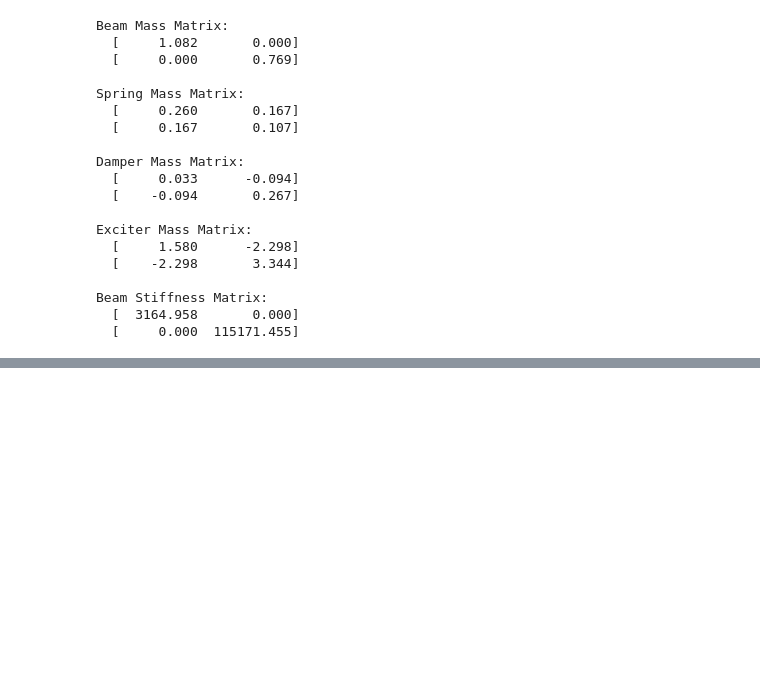
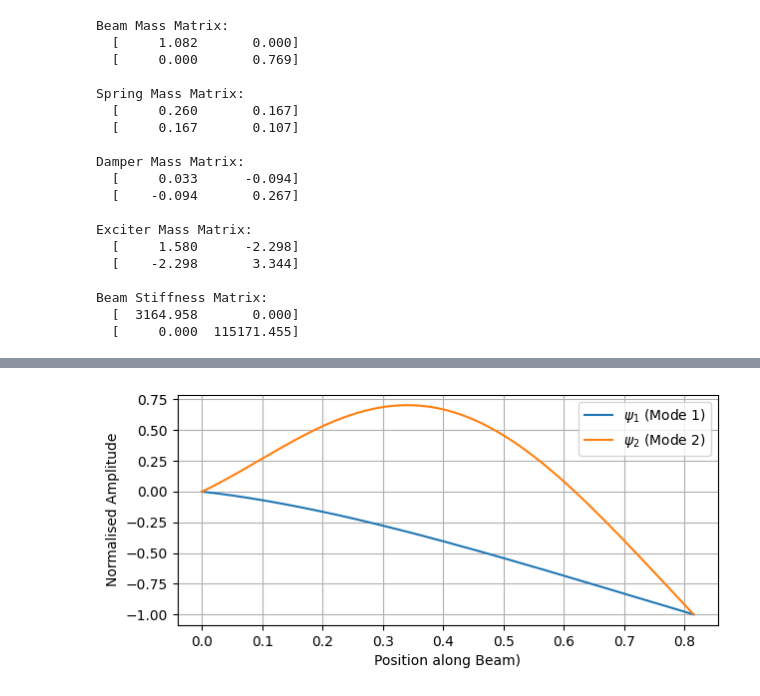
Before and after one commit to Imesh-Isuranga/ME-422-Group-B1, a Jupyter notebook: Vibration/E20154.ipynb, the cells around one changed output, grey strips where cells are left out. Cells and saved outputs as stored; diff of their text form; code cells hidden in the pictures; blank space fills up the shorter version.

```diff
--- a/Vibration/E20154.ipynb
+++ b/Vibration/E20154.ipynb
@@ -484,7 +486,7 @@ exciter_mass = 4.2            # Mass of the shaker/exciter (kg)
 exciter_pos = 0.4             # Position of the exciter along the beam (m)
 # %%
 # -------------------- Compute First Two Eigen Roots --------------------
-beta_vals = find_betas(length_beam, young_modulus * inertia_beam, rotational_k, n_roots=2)
+beta_vals = locate_beta_values(length_beam, young_modulus * inertia_beam, rotational_k, num_modes=2)
 beta_1, beta_2 = beta_vals
 print(f"β₁ = {beta_1:.4f}, β₂ = {beta_2:.4f}")
 
@@ -494,7 +496,7 @@ def mode_shape(x_pos, beta, L, EI_val, k_rot):
     """
     Evaluate the transverse mode shape at position x_pos.
     """
-    c1, c2, c3, c4 = mode_shape_coefficients(beta, L, EI_val, k_rot)
+    c1, c2, c3, c4 = extract_mode_coeffs(beta, L, EI_val, k_rot)
     return (c1 * np.cosh(beta * x_pos) +
             c2 * np.sinh(beta * x_pos) +
             c3 * np.cos(beta * x_pos)  +
@@ -617,0 +732,21 @@ Beam Stiffness Matrix:
+# %%
+# ================= Modes Shapes of the Beam Only =================
+x = np.linspace(0, length_beam , 1000)
+
+psi1 = mode_shape(x, beta_1, length_beam , young_modulus*inertia_beam, rotational_k)
+psi2 = mode_shape(x, beta_2, length_beam , young_modulus*inertia_beam, rotational_k)
+
+psi1_norm = psi1 / np.max(np.abs(psi1))
+psi2_norm = psi2 / np.max(np.abs(psi2))
+
+plt.figure(figsize=(7, 3))
+plt.plot(x, psi1_norm, label=r'$\psi_1$ (Mode 1)')
+plt.plot(x, psi2_norm, label=r'$\psi_2$ (Mode 2)')
+
+plt.xlabel('Position along Beam)')
+plt.ylabel('Normalised Amplitude')
+plt.grid(True)
+plt.legend()
+plt.show()
+# %% [output]
+[figure, added]
```
Also changed, not shown: parts of 14 cells of this notebook.
